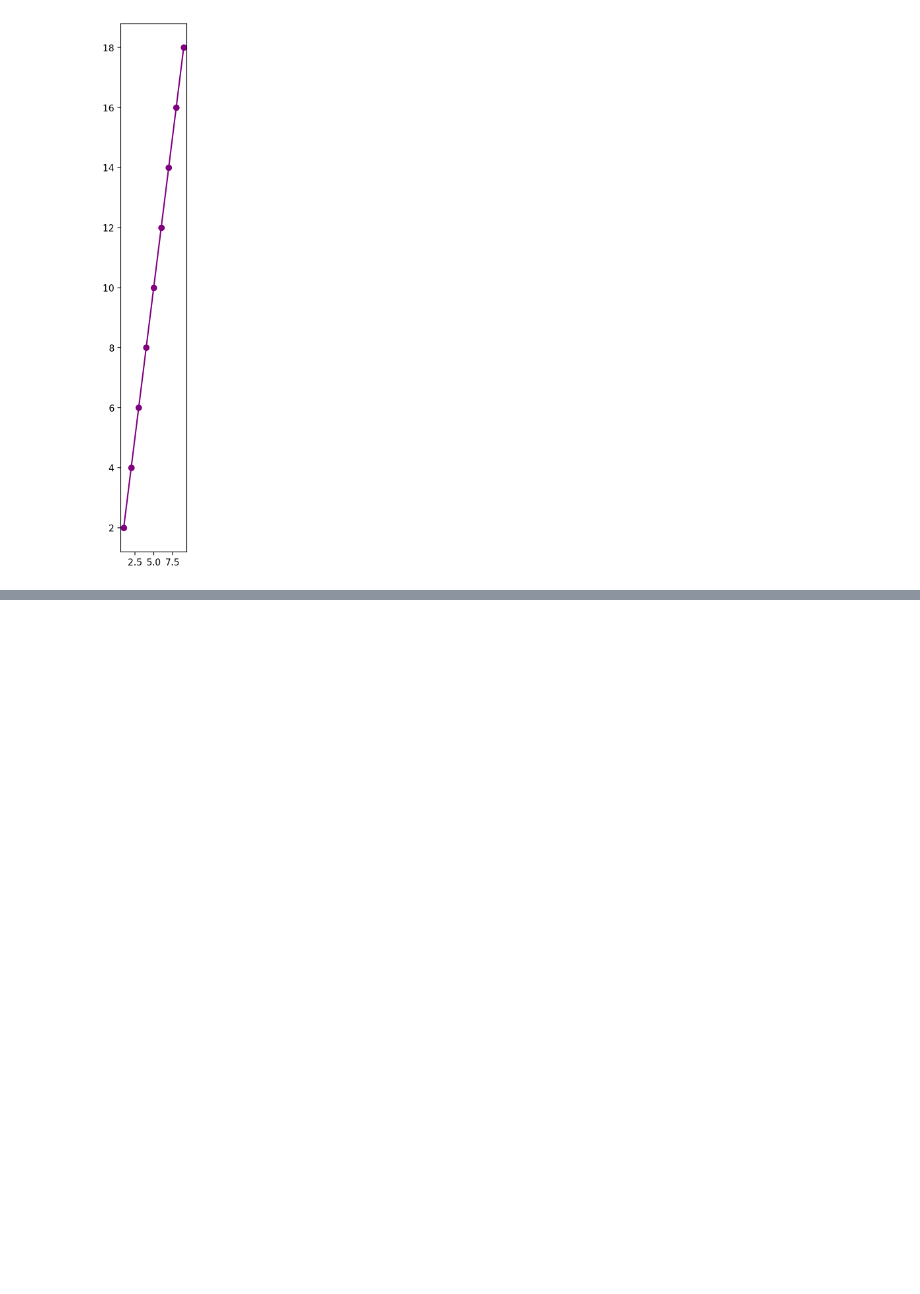
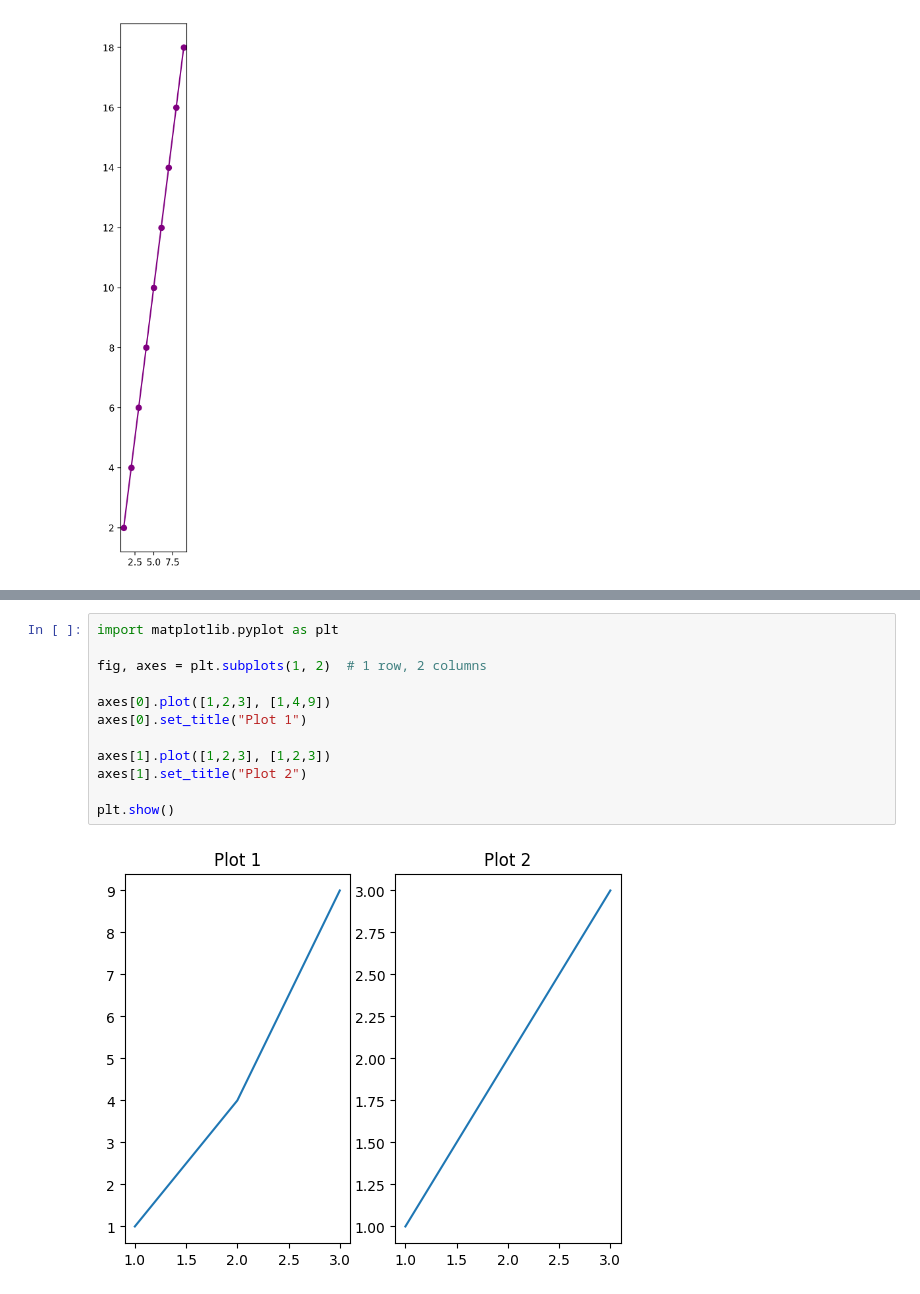
Before and after one commit to rahulgoraksha/ml-algorithms-practice, a Jupyter notebook: notebooks/5-matplotlib.ipynb, the cells around one changed output, grey strips where cells are left out. Drawn from its saved outputs; the diff is of its cells as text; blank space fills up the shorter version.

```diff
--- a/notebooks/5-matplotlib.ipynb
+++ b/notebooks/5-matplotlib.ipynb
@@ -327,0 +386,14 @@ fig.savefig("C:\\Users\\admin\\OneDrive - BOMBAY COATED AND SPECIAL STEELS PRIVA
+# %%
+import matplotlib.pyplot as plt
+
+fig, axes = plt.subplots(1, 2)  # 1 row, 2 columns
+
+axes[0].plot([1,2,3], [1,4,9])
+axes[0].set_title("Plot 1")
+
+axes[1].plot([1,2,3], [1,2,3])
+axes[1].set_title("Plot 2")
+
+plt.show()
+# %% [output]
+[figure, added]
```
Also changed, not shown: parts of 3 cells of this notebook.
